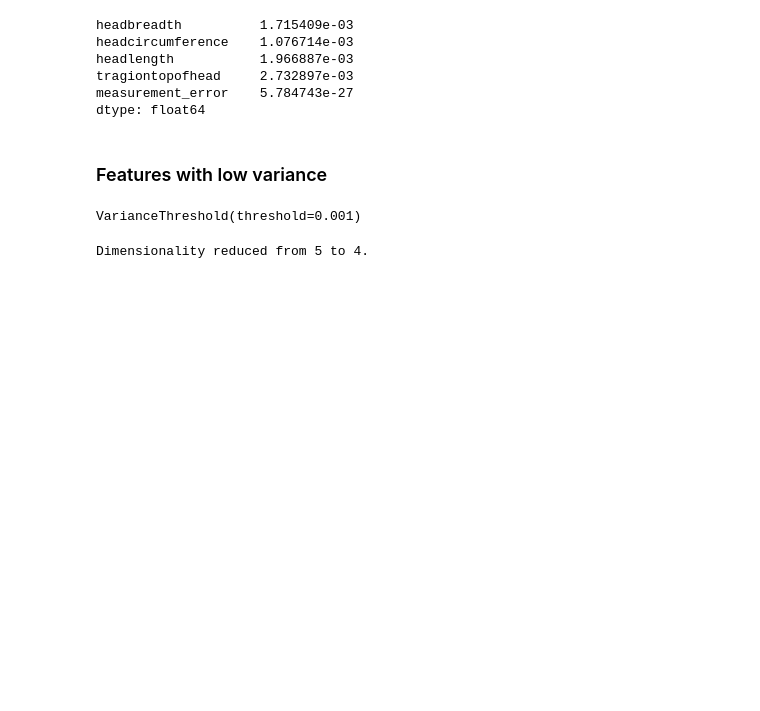
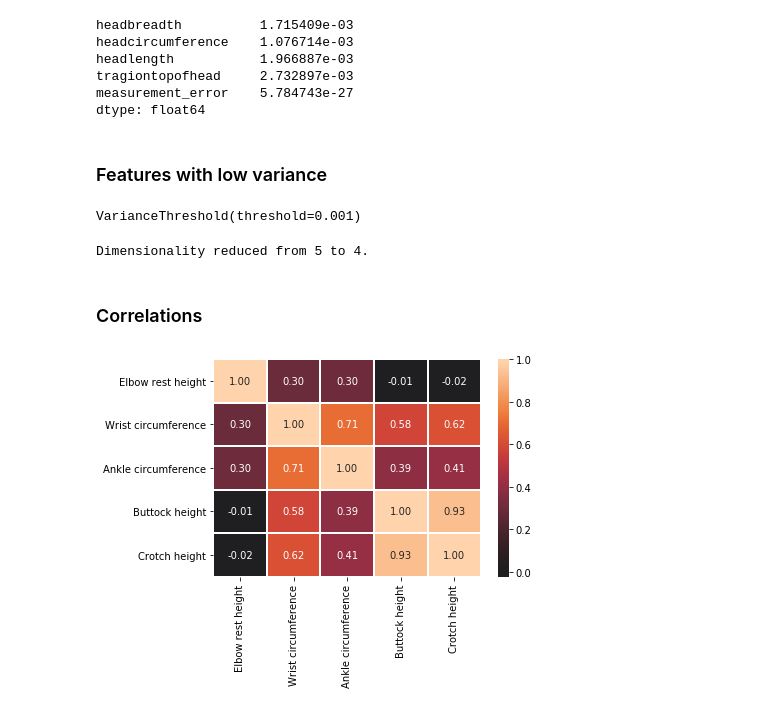
Before and after one commit to Ysbail/Machine-Learning-Practice, a Jupyter notebook: Dimensionality Reduction/practice1.ipynb, the cells around one changed output. Saved outputs shown, nothing was run; the diff lists cells and outputs as text; code cells hidden in the pictures; blank space fills up the shorter version.

```diff
--- a/Dimensionality Reduction/practice1.ipynb
+++ b/Dimensionality Reduction/practice1.ipynb
@@ -131,3 +131,16 @@ reduced_df = reduced.loc[:, mask]
 print("Dimensionality reduced from {} to {}.".format(reduced.shape[1], reduced_df.shape[1]))
 # %% [output]
 Dimensionality reduced from 5 to 4.
+# %% [markdown]
+### Correlations
+# %%
+ansur_corr = ansur_df[['elbowrestheight', 'wristcircumference', 'anklecircumference', 'buttockheight', 'crotchheight']]
+# %%
+ansur_corr.columns = ['Elbow rest height', 'Wrist circumference', 'Ankle circumference', 'Buttock height', 'Crotch height']
+# %%
+corr_ = ansur_corr.corr()
+# %%
+sns.heatmap(corr_, center=0, linewidths=1, annot=True, fmt=".2f")
+plt.show()
+# %% [output]
+[figure, added]
```
Also changed, not shown: parts of 2 cells of this notebook.
